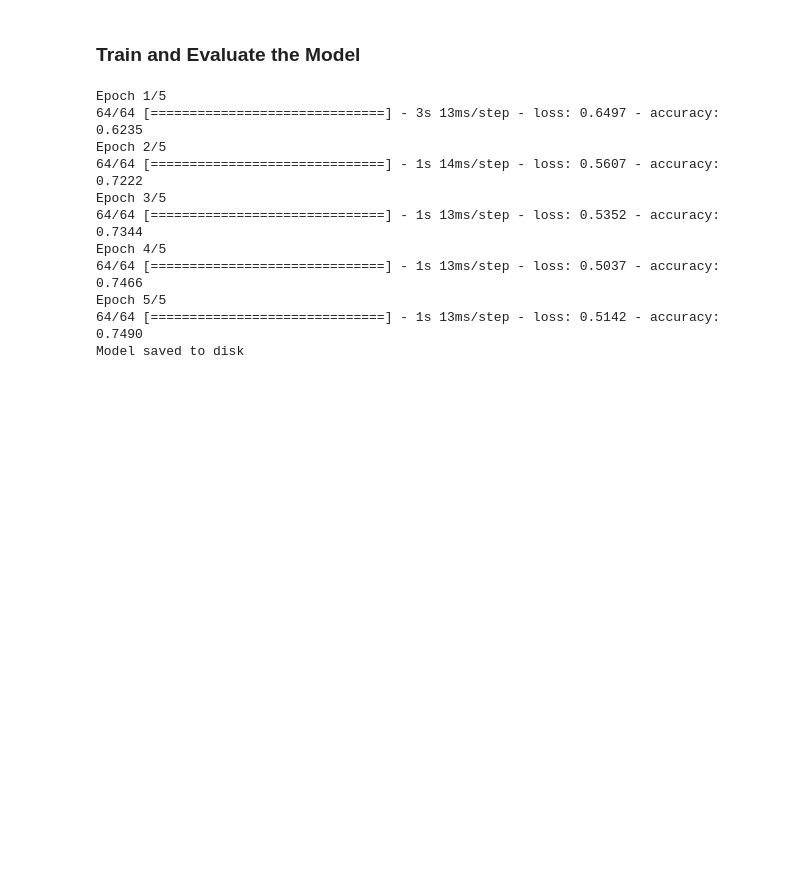
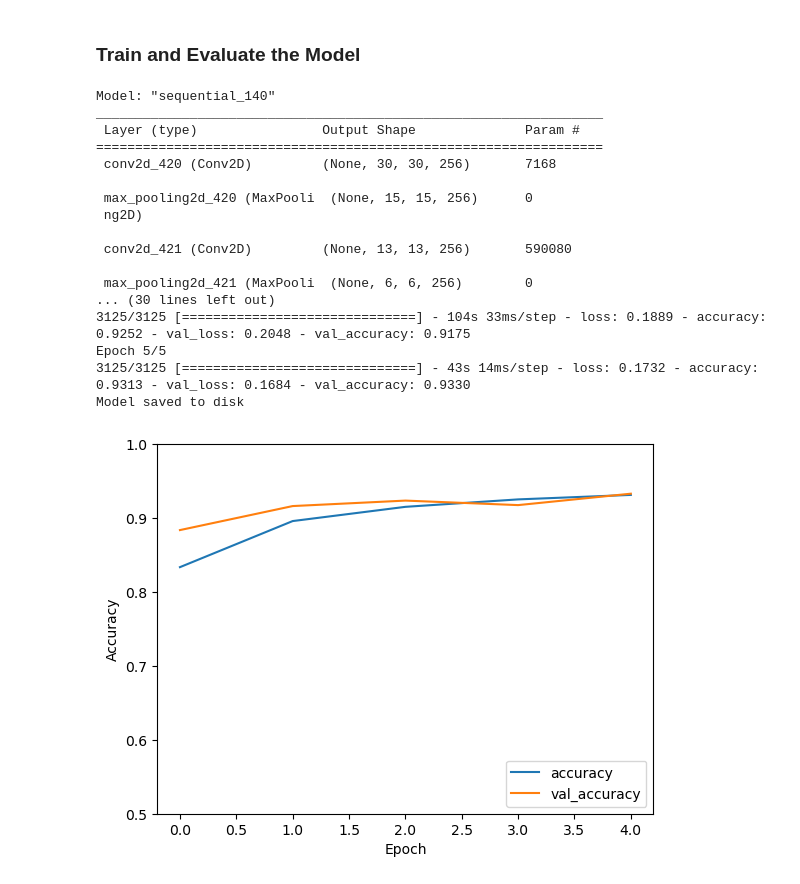
Before and after one commit to Achan40/msca-31009-final, a Jupyter notebook: code/msca-31009-final.ipynb, the cells around one changed output. Saved outputs shown, nothing was run; the diff lists cells and outputs as text; code cells hidden in the pictures; blank space fills up the shorter version.

```diff
--- a/code/msca-31009-final.ipynb
+++ b/code/msca-31009-final.ipynb
@@ -52,9 +54,6 @@ Images are 32x32, and are in color.
 # build an instance of the ImageDataGenerator class
 datagen = ImageDataGenerator(
     rescale=1.0/255,
-    shear_range=0.2,
-    zoom_range=0.2,
-    horizontal_flip=True
 )
 # %%
 # build the training set
@@ -139,26 +158,48 @@ def create_model(filters=32,kernel_size=(3,3), pool_size=(2,2), hidden_units=128
 ### Train and Evaluate the Model
 # %%
  # Create and compile a model with the selected hyperparameters
-model = create_model(filters=64,kernel_size=(3,3), pool_size=(3,3), hidden_units=256, dropout_rate=.2, learning_rate=0.001)
+model = create_model(filters=256,kernel_size=(3,3), pool_size=(2,2), hidden_units=16, dropout_rate=0.2, learning_rate=0.001)
+print(model.summary())
 
-# Train the model
-model.fit(train_generator, epochs=5, batch_size=32, steps_per_epoch=64, verbose=1)
+# Train the model, passing in the test set for validation
+model.fit(train_generator, epochs=5, batch_size=32,verbose=1, validation_data=test_generator)
 
 # save the model to disk
 model.save('mod_1.h5')
 print('Model saved to disk')
 # %% [output]
-Epoch 1/5
-64/64 [==============================] - 3s 13ms/step - loss: 0.6497 - accuracy: 0.6235
-Epoch 2/5
-64/64 [==============================] - 1s 14ms/step - loss: 0.5607 - accuracy: 0.7222
-Epoch 3/5
-64/64 [==============================] - 1s 13ms/step - loss: 0.5352 - accuracy: 0.7344
-Epoch 4/5
-64/64 [==============================] - 1s 13ms/step - loss: 0.5037 - accuracy: 0.7466
+Model: "sequential_140"
+_________________________________________________________________
+ Layer (type)                Output Shape              Param #
+=================================================================
+ conv2d_420 (Conv2D)         (None, 30, 30, 256)       7168
+
+ max_pooling2d_420 (MaxPooli  (None, 15, 15, 256)      0
+ ng2D)
+
+ conv2d_421 (Conv2D)         (None, 13, 13, 256)       590080
+
+ max_pooling2d_421 (MaxPooli  (None, 6, 6, 256)        0
+... (30 lines left out)
+3125/3125 [==============================] - 104s 33ms/step - loss: 0.1889 - accuracy: 0.9252 - val_loss: 0.2048 - val_accuracy: 0.9175
 Epoch 5/5
-64/64 [==============================] - 1s 13ms/step - loss: 0.5142 - accuracy: 0.7490
+3125/3125 [==============================] - 43s 14ms/step - loss: 0.1732 - accuracy: 0.9313 - val_loss: 0.1684 - val_accuracy: 0.9330
 Model saved to disk
+# %%
+# Model performance history by epoch
+def performance_history(model):
+    plt.plot(model.history.history['accuracy'], label='accuracy')
+    plt.plot(model.history.history['val_accuracy'], label = 'val_accuracy')
+    plt.xlabel('Epoch')
+    plt.ylabel('Accuracy')
+    plt.ylim([0.5, 1])
+    plt.legend(loc='lower right')
+
+    plt.show()
+
+performance_history(model)
+# %% [output]
+[figure, added]
 # %%
 # function for evaluating model performance and generating predictions
 def evaluate_model(path_to_mod, generator):
```
Also changed, not shown: parts of 10 cells of this notebook, 15 other files.
